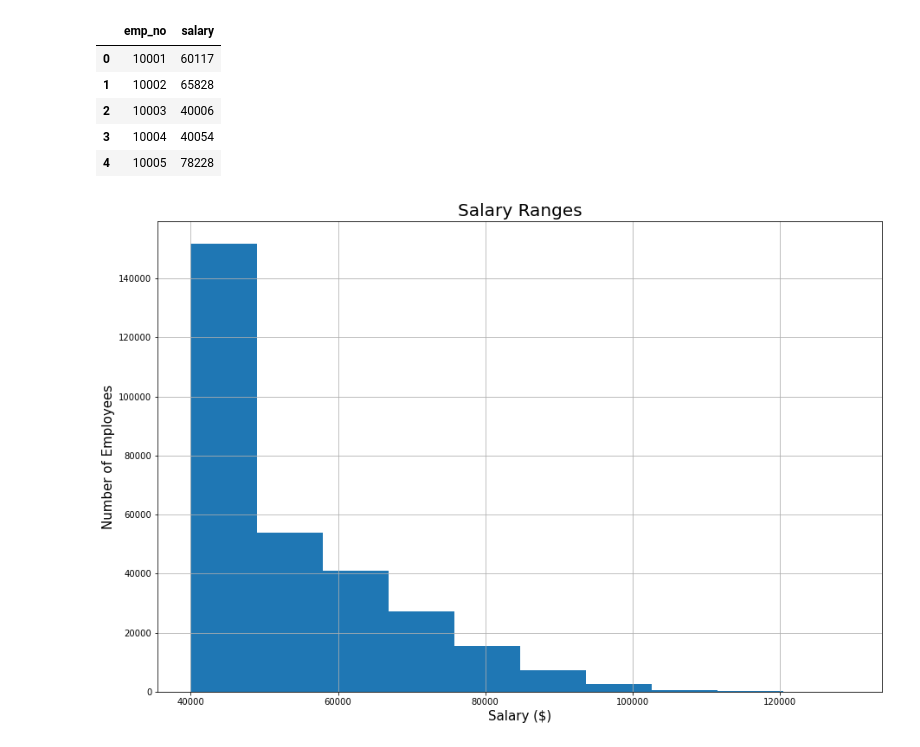
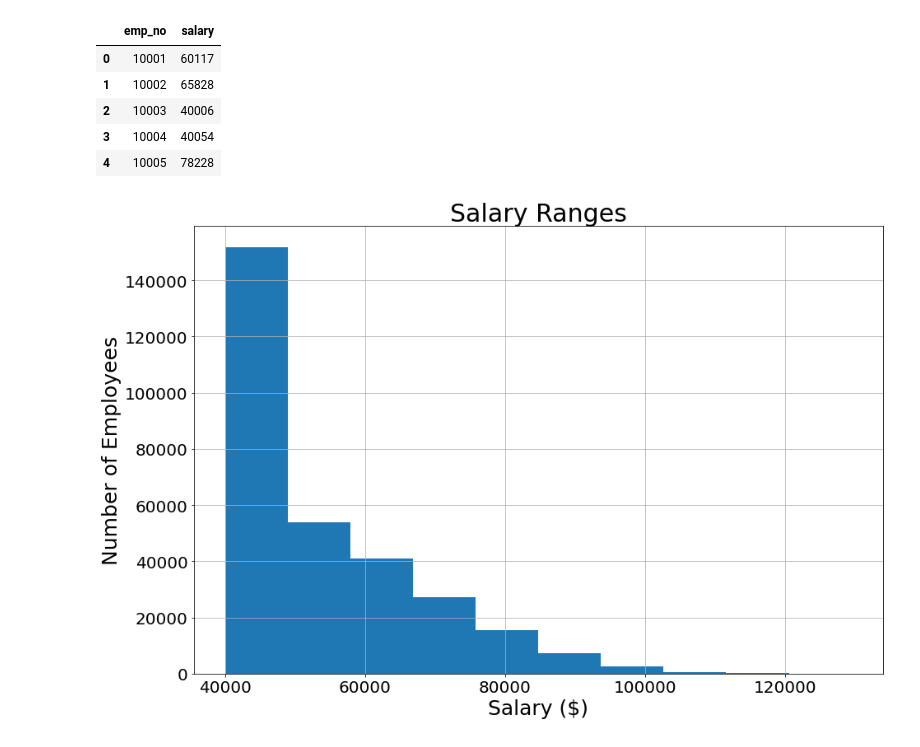
Before and after one commit to JeremyTallant/sql-challenge, a Jupyter notebook: EmployeeSQL/bonus_analysis.ipynb, the cells around one changed output. Drawn from its saved outputs; the diff is of its cells as text; code cells hidden in the pictures.

```diff
--- a/EmployeeSQL/bonus_analysis.ipynb
+++ b/EmployeeSQL/bonus_analysis.ipynb
@@ -25,13 +23,17 @@ salaries_df.head()
 | 3 | 10004 | 40054 |
 | 4 | 10005 | 78228 |
 # %%
-# Create a histogram to visualize the employee salary ranges that were the most common
+# Create a histogram to visualize the employee salary ranges that were the most common.
 plt.figure(figsize = (15,10))
 plt.hist(salaries_df['salary'])
-plt.xlabel('Salary ($)', fontsize = 15)
-plt.ylabel('Number of Employees', fontsize = 15)
-plt.title('Salary Ranges', fontsize = 20)
+plt.xlabel('Salary ($)', fontsize = 25)
+plt.ylabel('Number of Employees', fontsize = 25)
+plt.title('Salary Ranges', fontsize = 30)
 plt.grid()
+plt.xticks(fontsize = 20)
+plt.yticks(fontsize = 20)
+plt.savefig('Images/histogram.png')
+plt.show()
 # %% [output]
-[figure, old version]
+[figure, new version]
 # %%
```
Also changed, not shown: parts of 4 cells of this notebook, 2 other files.
